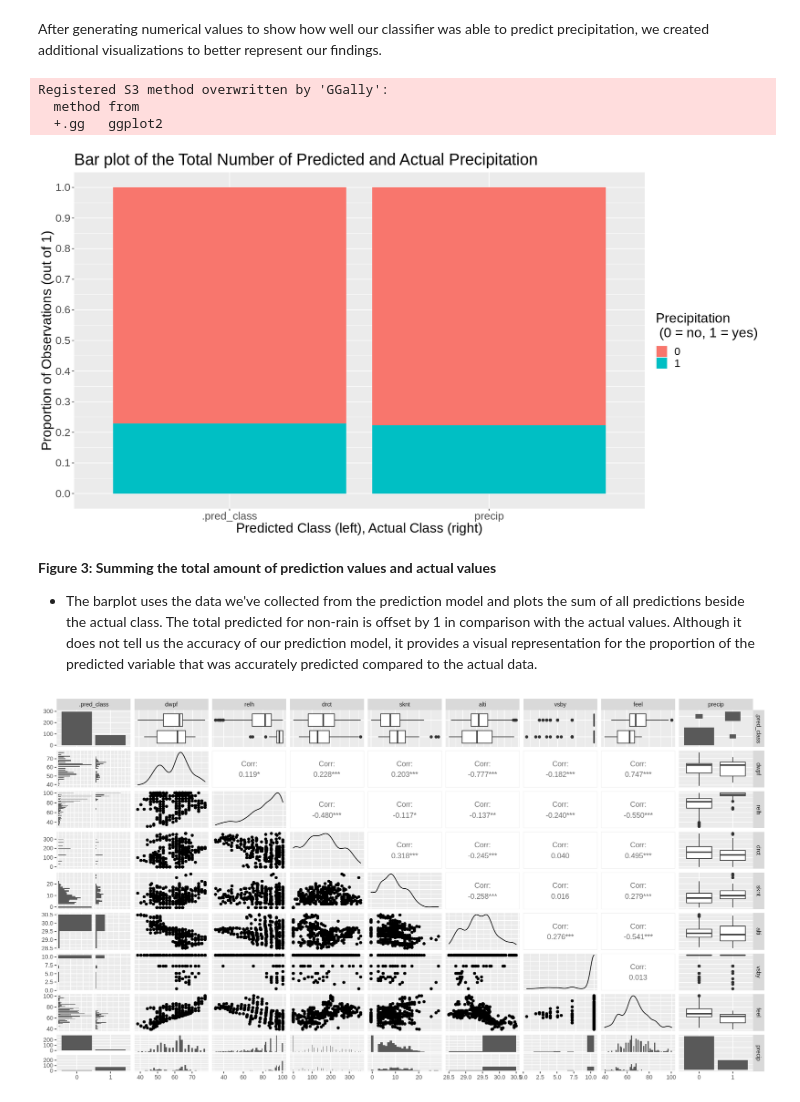
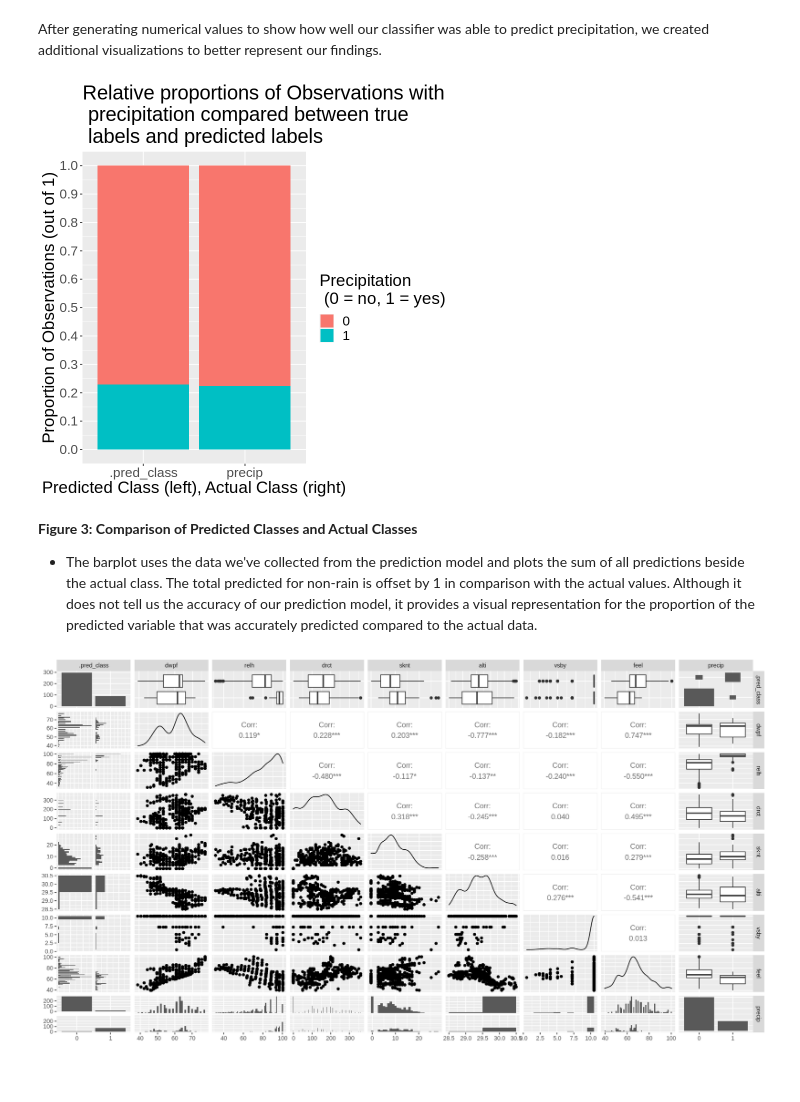
Before and after one commit to joobjoobsi/DSCI-group-44-project, a Jupyter notebook: GroupProject.ipynb, the cells around one changed output. Drawn from its saved outputs; the diff is of its cells as text; code cells hidden in the pictures; blank space fills up the shorter version.

Commit message:
changed title on figure 3

```diff
--- a/GroupProject.ipynb
+++ b/GroupProject.ipynb
@@ -342,33 +342,30 @@ After generating numerical values to show how well our classifier was able to pr
 # %%
 #visualization of results
 library(ggplot2)
 library(patchwork)
 library(GGally)
 
 # select the columns with predicted and actual and combine two into one column
 metar_predictions_1 <- metar_predictions |>
 select(precip, .pred_class) |>
 pivot_longer(cols = precip:.pred_class,
              names_to = "values")
 
 # create a bar plot of the total predictions
 predictions_bar_plot <- metar_predictions_1 |>
 ggplot(aes(x = values, fill = value )) +
    geom_bar(position = 'fill') +
    labs(x = "Predicted Class (left), Actual Class (right)", y = "Proportion of Observations (out of 1)", fill = "Precipitation (0 = no, 1 = yes") +
    labs(fill = "Predicted rain") +
-   ggtitle("Bar plot of the Total Number of Predicted and Actual Precipitation") +
+   ggtitle("Relative proportions of Observations with\n precipitation compared between true\n labels and predicted labels") +
    scale_fill_discrete(name="Precipitation \n (0 = no, 1 = yes)")+
    scale_y_continuous(breaks = seq(0, 1, by = 0.1))+
    theme(text = element_text(size = 20))
 predictions_bar_plot
 # %% [output]
-Registered S3 method overwritten by 'GGally':
-  method from
-  +.gg   ggplot2
-[figure, old version]
+[figure, new version]
 # %% [markdown]
-**Figure 3: Summing the total amount of prediction values and actual values**
+**Figure 3: Comparison of Predicted Classes and Actual Classes**
 - The barplot uses the data we've collected from the prediction model and plots the sum of all predictions beside the actual class. The total predicted for non-rain is offset by 1 in comparison with the actual values. Although it does not tell us the accuracy of our prediction model, it provides a visual representation for the proportion of the predicted variable that was accurately predicted compared to the actual data.
 # %%
 # matrix plot of the comparison between predicted and actual
```
